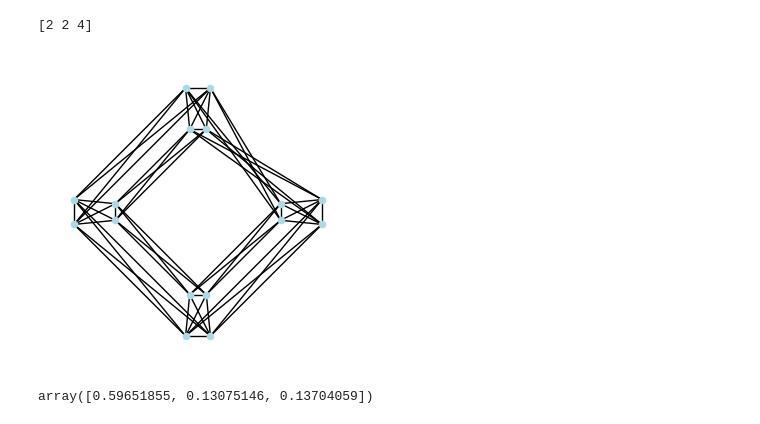
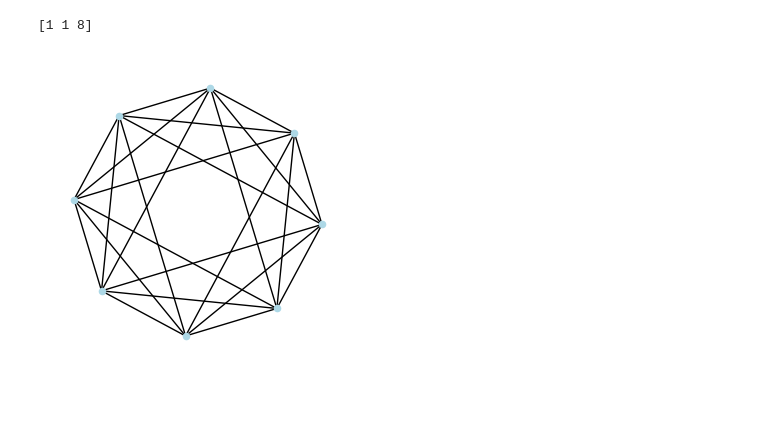
Before and after one commit to jacksonhenry3/Qnibble, a Jupyter notebook: Notebooks/Exploratory/experimentingwithvertextransitivegraphs.ipynb, the cells around one changed output. Cells and saved outputs as stored; diff of their text form; code cells hidden in the pictures.

```diff
--- a/Notebooks/Exploratory/experimentingwithvertextransitivegraphs.ipynb
+++ b/Notebooks/Exploratory/experimentingwithvertextransitivegraphs.ipynb
@@ -99,47 +250,18 @@ nx.draw(g,with_labels=True, node_color='lightblue', node_size=500, font_size=10)
 # %%
-N = 4
-g = cay([2,2,N],[[1,0,0],[0,1,0],[1,1,0],[0,1,1],[0,1,-1],[1,1,1],[1,1,-1]])
-
-# for s,e in g.edges:
-
-    # if s == (0,0,0):
-    #     print(e)
-#     if (s[2] == 0 and e[2] == 1) :
-
-#         g.remove_edge(s,e)
-
-#         e = ((e[0])%2,(e[1]+1)%2,e[2])
-#         g.add_edge(s,e)
-#     if (s[2] == 1 and e[2] == 0):
-#         g.remove_edge(s,e)
-
-#         s = ((s[0]+1)%2,(s[1]+1)%2,s[2])
-#         g.add_edge(s,e)
-
-
-
+N = 8
+g = cay([1,1,N],[[0,0,1],[0,0,2],[0,0,3]])
 
 plt.figure(1,figsize=(3,3))
 pos = dict()
 r = 1
 for i0 in range(2):
     for i1 in range(2):
         for i2 in range(N):
             theta = i2/N*2*np.pi-1/10
-            theta+=i0/5
-
-            if i2%2:
-                r = 1+i1/2
-            else:
-                r = 1+(-i1/2)+.5
             pos[(i0,i1,i2)] = np.array([r*np.cos(theta),r*np.sin(theta)])
 
 nx.draw(g, pos, with_labels=False, node_color='lightblue', node_size=20, font_size=10)
 plt.show()
 # %% [output]
-[2 2 4]
+[1 1 8]
-[figure, old version]
+[figure, new version]
-# %%
-np.random.random(3)
-# %% [output]
-array([0.59651855, 0.13075146, 0.13704059])
```
Also changed, not shown: parts of 11 cells of this notebook, 3 other files.
